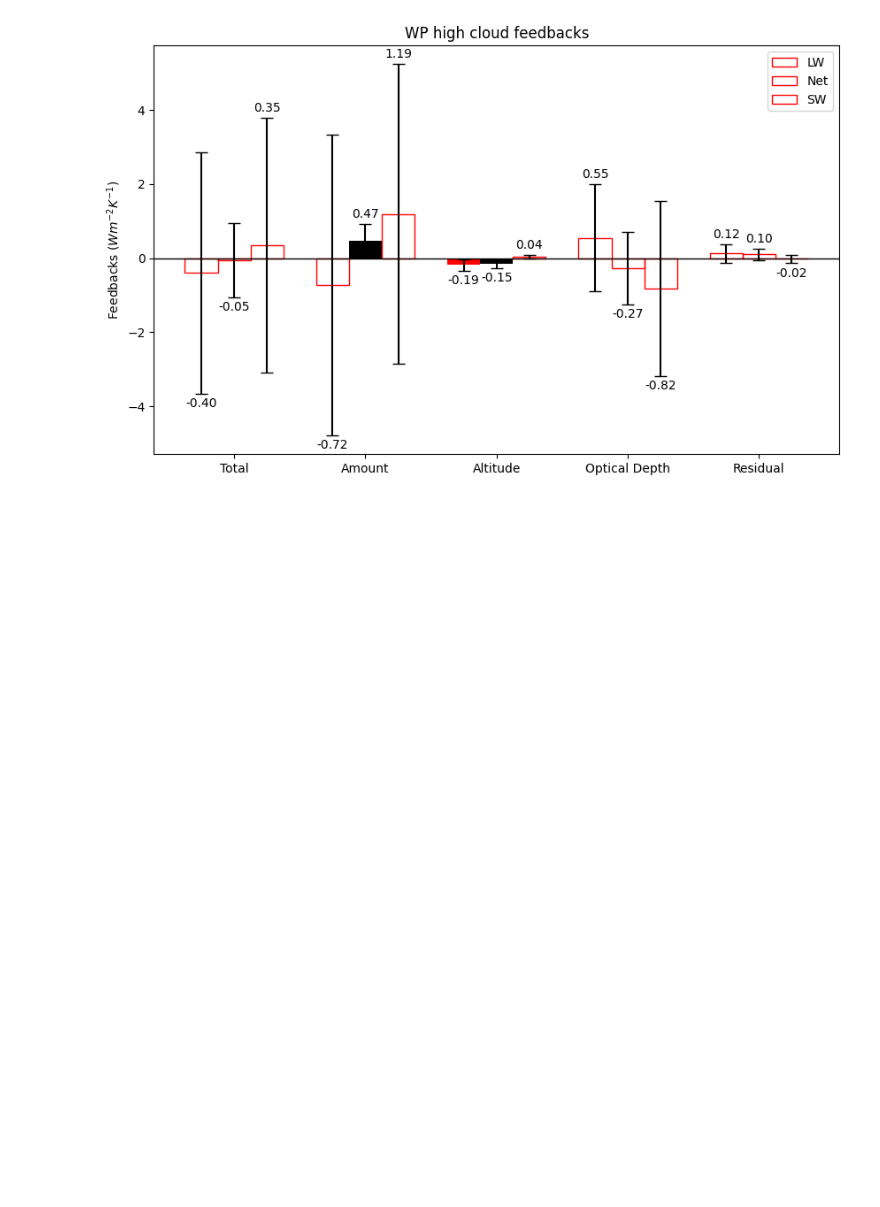
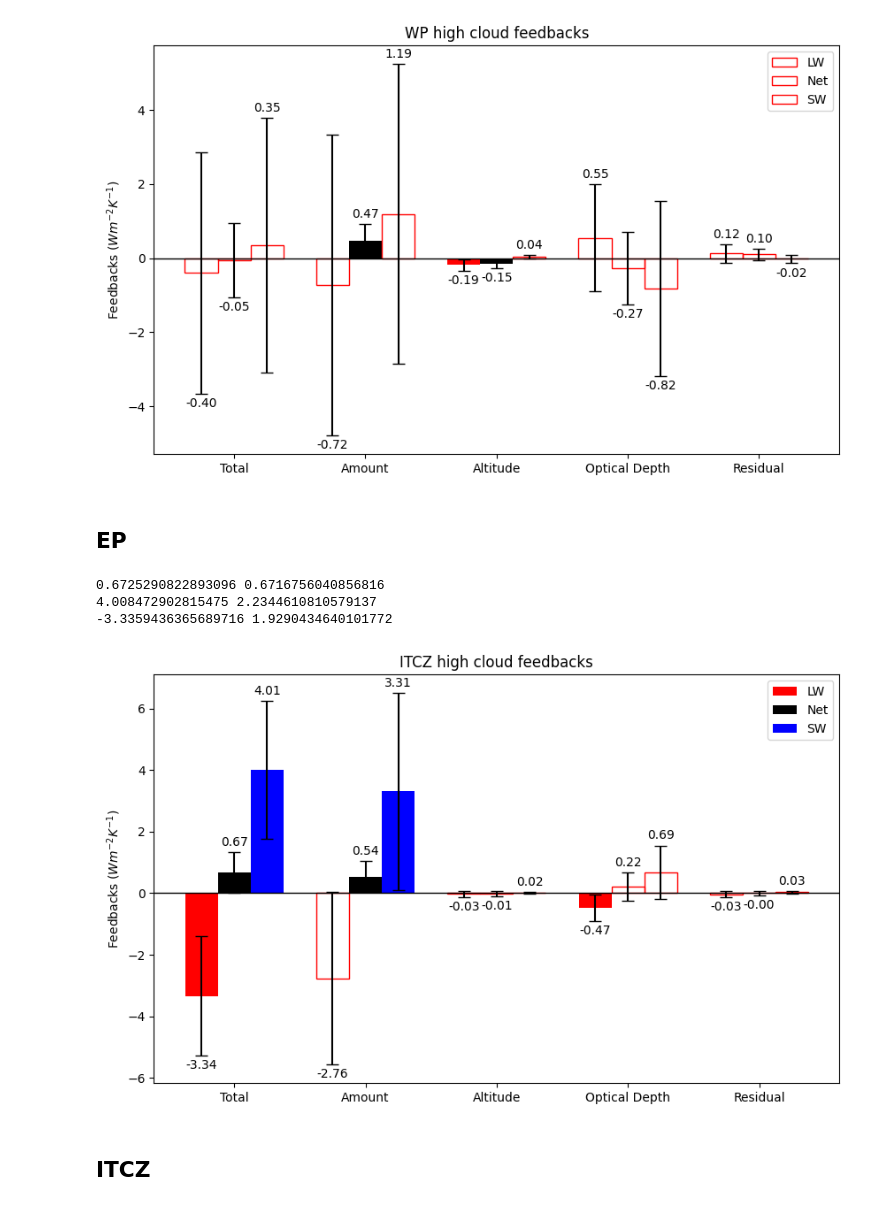
Before and after one commit to paula-rj/HighClouds, a Jupyter notebook: feedbacks.ipynb, the cells around one changed output. Saved outputs shown, nothing was run; the diff lists cells and outputs as text; code cells hidden in the pictures; blank space fills up the shorter version.

```diff
--- a/feedbacks.ipynb
+++ b/feedbacks.ipynb
@@ -1650,3 +1684,40 @@ ax.axhline(0, color="black", linewidth=1)
 plt.show()
 # %% [output]
 [figure]
+# %% [markdown]
+## EP
+# %%
+area_ep = alllw.cldarea_cldtyp_mon.sel(lat=itcz, lon=ep,time=filtered_dates).mean("lon")
+
+RclrLW_ep = alllw.sel(lat=itcz,lon=ep, time=filtered_dates).toa_lw_clr_mon.mean("lon")
+RovcLW_ep = alllw.sel(lat=itcz,lon=ep, time=filtered_dates).toa_lw_cldtyp_mon.mean("lon")
+lwK_ep = (RclrLW_ep - RovcLW_ep)/100
+
+RclrSW_ep = allsw.sel(lat=itcz,lon=ep, time=filtered_dates).toa_sw_clr_mon.mean("lon")
+RovcSW_ep = allsw.sel(lat=itcz,lon=ep, time=filtered_dates).toa_sw_cldtyp_mon.mean("lon")
+swK_ep = (RclrSW_ep - RovcSW_ep)/100
+
+K_ep = lwK_ep + swK_ep
+# %%
+feed_ep = total_feedback(area_ep, K_ep, gmst_anom_noenso)
+print(feed_ep[0].sel(press=[4,5,6]).sum(["press", "opt"]).data, feed_ep[1].sel(press=[4,5,6]).sum(["press", "opt"]).data)
+
+feed_ep = total_feedback(area_ep, swK_ep, gmst_anom_noenso)
+print(feed_ep[0].sel(press=[4,5,6]).sum(["press", "opt"]).data, feed_ep[1].sel(press=[4,5,6]).sum(["press", "opt"]).data)
+
+feed_ep = total_feedback(area_ep, lwK_ep, gmst_anom_noenso)
+print(feed_ep[0].sel(press=[4,5,6]).sum(["press", "opt"]).data, feed_ep[1].sel(press=[4,5,6]).sum(["press", "opt"]).data)
+# %% [output]
+0.6725290822893096 0.6716756040856816
+4.008472902815475 2.2344610810579137
+-3.3359436365689716 1.9290434640101772
+# %%
+hclw_ep = methods.Feedbacks(area_ep.sel(press=[4,5,6]), lwK_ep.sel(press=[4,5,6]), gmst_anom_noenso)
+hcsw_ep = methods.Feedbacks(area_ep.sel(press=[4,5,6]), swK_ep.sel(press=[4,5,6]), gmst_anom_noenso)
+hcnet_ep = methods.Feedbacks(area_ep.sel(press=[4,5,6]), K_ep.sel(press=[4,5,6]), gmst_anom_noenso)
+# %%
+methods.plot(hclw_ep, hcsw_ep, hcnet_ep, totallw= (-3.3359436365689716, 1.9290434640101772), totalsw=(4.008472902815475, 2.2344610810579137), totalnet=(0.6725290822893096, 0.6716756040856816) )
+# %% [output]
+[figure, added]
+# %% [markdown]
+## ITCZ
```
Also changed, not shown: parts of 37 cells of this notebook, 1 other file.
